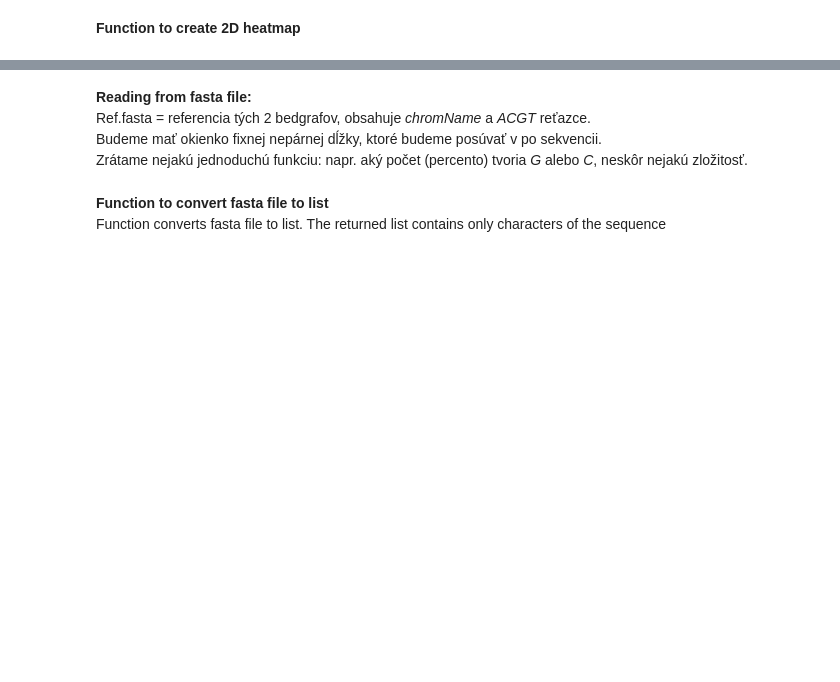
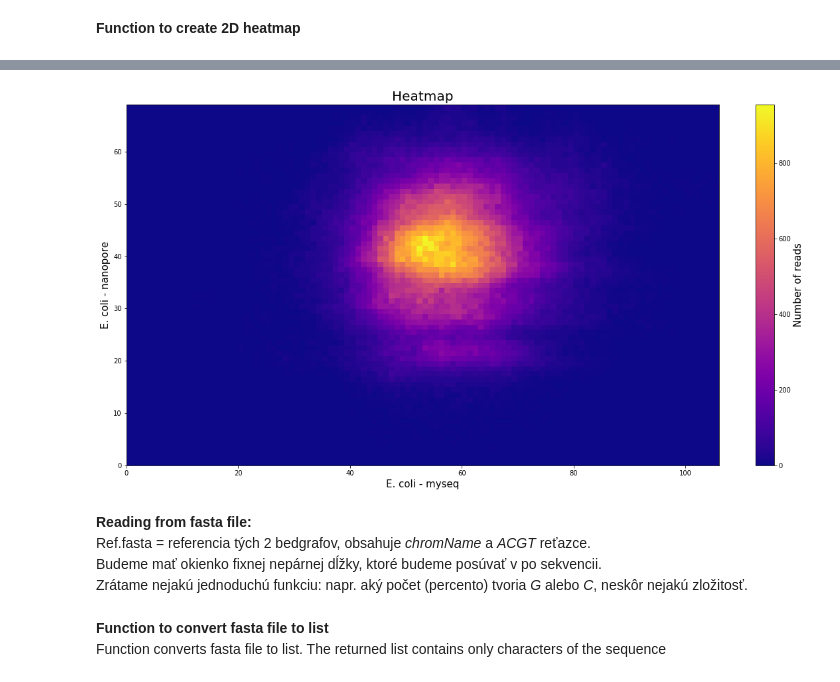
Before and after one commit to evicy/semestral_project, a Jupyter notebook: projekt.ipynb, the cells around one changed output, grey strips where cells are left out. Saved outputs shown, nothing was run; the diff lists cells and outputs as text; code cells hidden in the pictures; blank space fills up the shorter version.

```diff
--- a/projekt.ipynb
+++ b/projekt.ipynb
@@ -114,3 +138,8 @@ make_heatmap(bg1, bg2, '2nd bedgraph')
+# %%
+make_heatmap(bg1, bg2, title='Heatmap', colorbar_title = 'Number of reads',
+             x_axis_name='E. coli - myseq', y_axis_name='E. coli - nanopore', are_integers=True)
+# %% [output]
+[figure, added]
 # %% [markdown]
 **Reading from fasta file:**
 <br>
```
Also changed, not shown: parts of 34 cells of this notebook, 2 other files.
